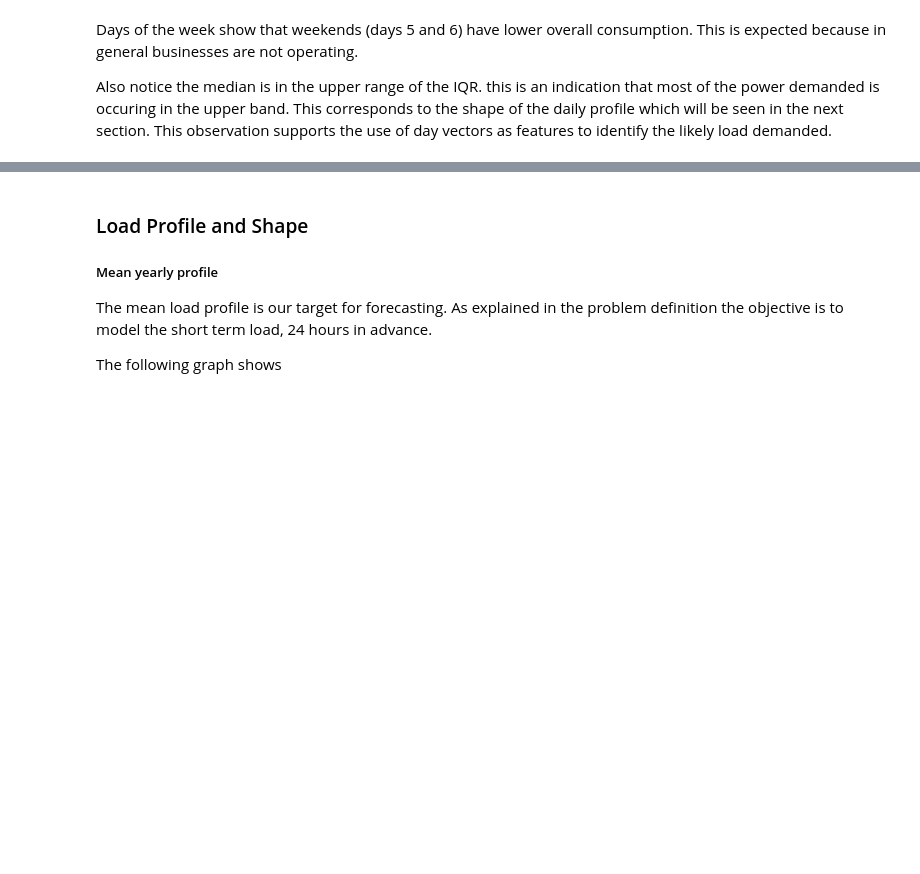
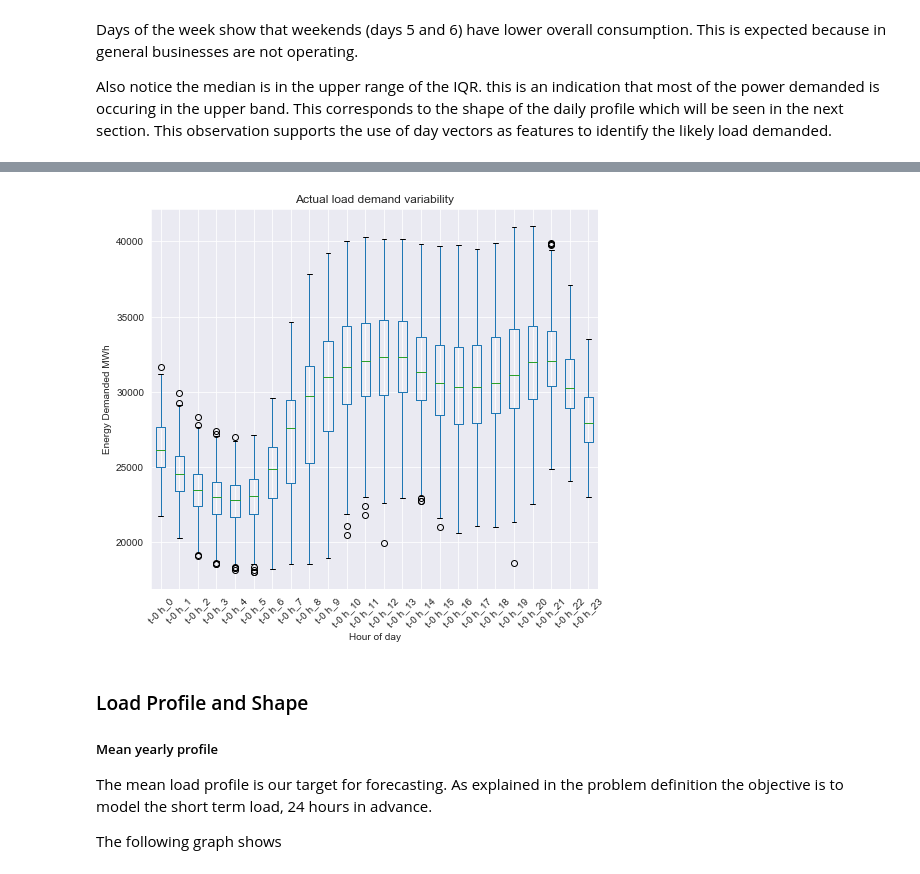
Before and after one commit to kolasniwash/short-term-energy-demand-forecasting, a Jupyter notebook: data_analysis.ipynb, the cells around one changed output, grey strips where cells are left out. Drawn from its saved outputs; the diff is of its cells as text; code cells hidden in the pictures; blank space fills up the shorter version.

```diff
--- a/data_analysis.ipynb
+++ b/data_analysis.ipynb
@@ -247,0 +251,7 @@ Also notice the median is in the upper range of the IQR. this is an indication t
+# %%
+#transform the data into hourly windows
+energy_data_transformed = transform_to_windows(energy_data)
+
+    #rename the columns
+demand_hourly = rename_cols(energy_data_transformed, shift=0)
+demand_hourly.head(2)
@@ -248,3 +264,12 @@ Also notice the median is in the upper range of the IQR. this is an indication t
+# %%
+fig = plt.figure(figsize=(8,7))
+demand_hourly.boxplot()
+plt.xlabel('Hour of day')
+plt.ylabel('Energy Demanded MWh')
+plt.title('Actual load demand variability')
+plt.xticks(rotation=45);
+# %% [output]
+[figure, added]
 # %% [markdown]
 ### Load Profile and Shape
 
```
Also changed, not shown: parts of 4 cells of this notebook, 10 other files.
